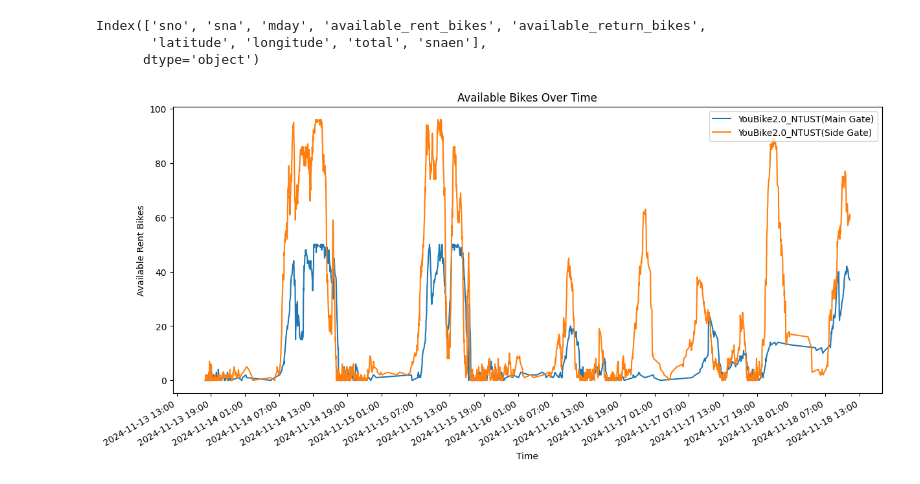
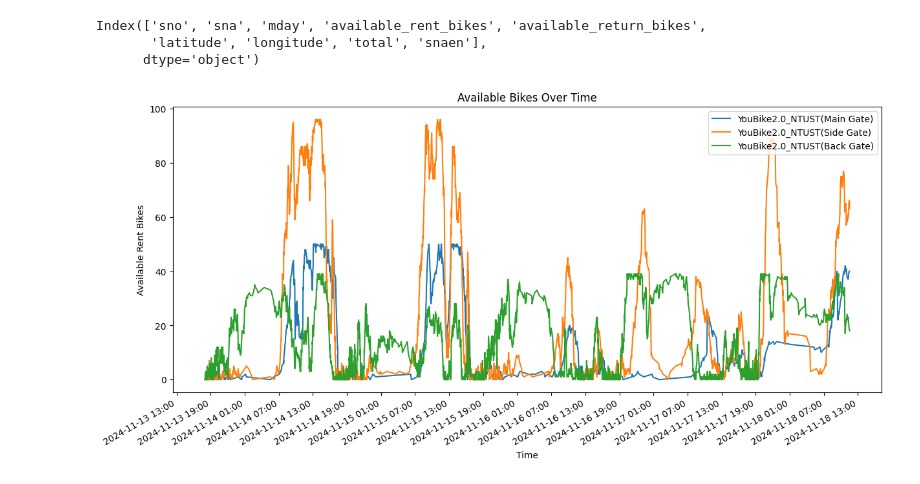
Before and after one commit to mojoee/YouBikeLive, a Jupyter notebook: src/visualizingData.ipynb, the cells around one changed output. Cells and saved outputs as stored; diff of their text form; code cells hidden in the pictures.

```diff
--- a/src/visualizingData.ipynb
+++ b/src/visualizingData.ipynb
@@ -133,6 +133,6 @@ Index(['sno', 'sna', 'mday', 'available_rent_bikes', 'available_return_bikes',
        'latitude', 'longitude', 'total', 'snaen'],
       dtype='object')
 # %%
-plot_available_bikes(df, station_ids=['500101024', '500101025'])
+plot_available_bikes(df, station_ids=['500101024', '500101025', '500101027'])
 # %% [output]
-[figure, old version]
+[figure, new version]
```
Also changed, not shown: parts of 5 cells of this notebook, 2 other files.
